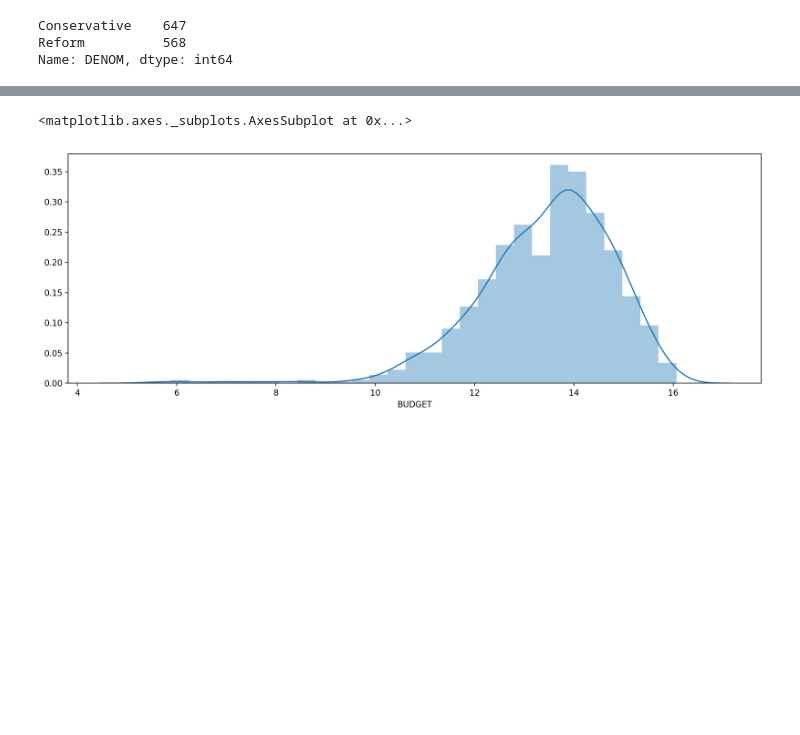
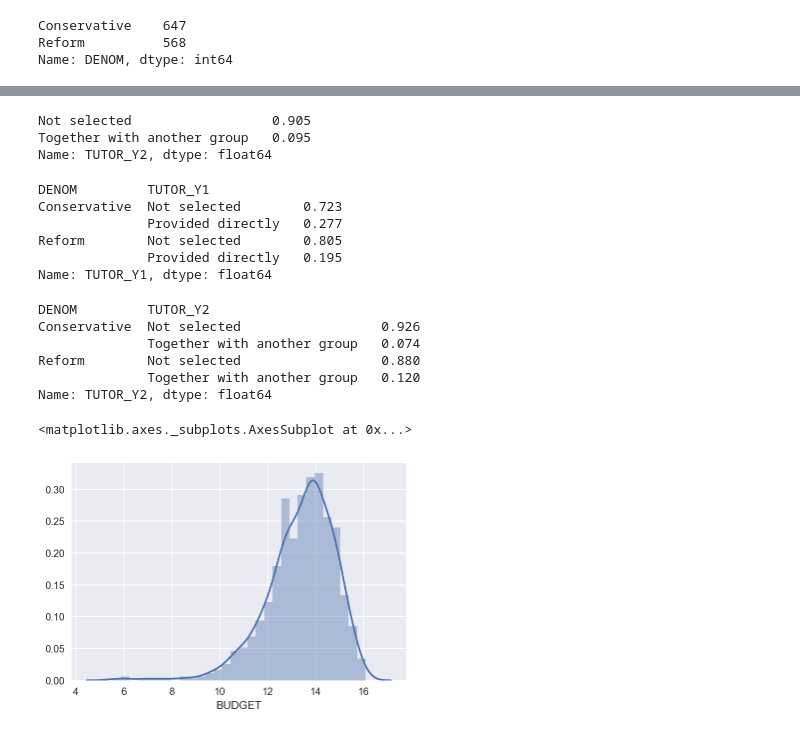
Before and after one commit to mdlynch37/Clustering-Jewish-Communities, a Jupyter notebook: Executable/Fatih-Communities-Today-2010.ipynb, the cells around one changed output, grey strips where cells are left out. Drawn from its saved outputs; the diff is of its cells as text; code cells hidden in the pictures; blank space fills up the shorter version.

```diff
--- a/Executable/Fatih-Communities-Today-2010.ipynb
+++ b/Executable/Fatih-Communities-Today-2010.ipynb
@@ -168,6 +135,31 @@ df.loc[:, EDU] = df.
-# %%
-Born_Isrsns.distplot(np.log(data.BUDGET))
-# %% [output]
-<matplotlib.axes._subplots.AxesSubplot at 0x...>
-[figure, removed]
+# %%
+df.TUTOR_Y2.value_counts(normalize=True)
+# %% [output]
+Not selected                  0.905
+Together with another group   0.095
+Name: TUTOR_Y2, dtype: float64
+# %%
+df.TUTOR_Y1.groupby(df.DENOM).value_counts(normalize=True)
+# %% [output]
+DENOM         TUTOR_Y1
+Conservative  Not selected        0.723
+              Provided directly   0.277
+Reform        Not selected        0.805
+              Provided directly   0.195
+Name: TUTOR_Y1, dtype: float64
+# %%
+df.TUTOR_Y2.groupby(df.DENOM).value_counts(normalize=True)
+# %% [output]
+DENOM         TUTOR_Y2
+Conservative  Not selected                  0.926
+              Together with another group   0.074
+Reform        Not selected                  0.880
+              Together with another group   0.120
+Name: TUTOR_Y2, dtype: float64
+# %%
+data = np.log(df.BUDGET.dropna())
+sns.distplot(data)
+# %% [output]
+<matplotlib.axes._subplots.AxesSubplot at 0x...>
+[figure, added]
 # %%
```
Also changed, not shown: parts of 16 cells of this notebook, 10 other files.
